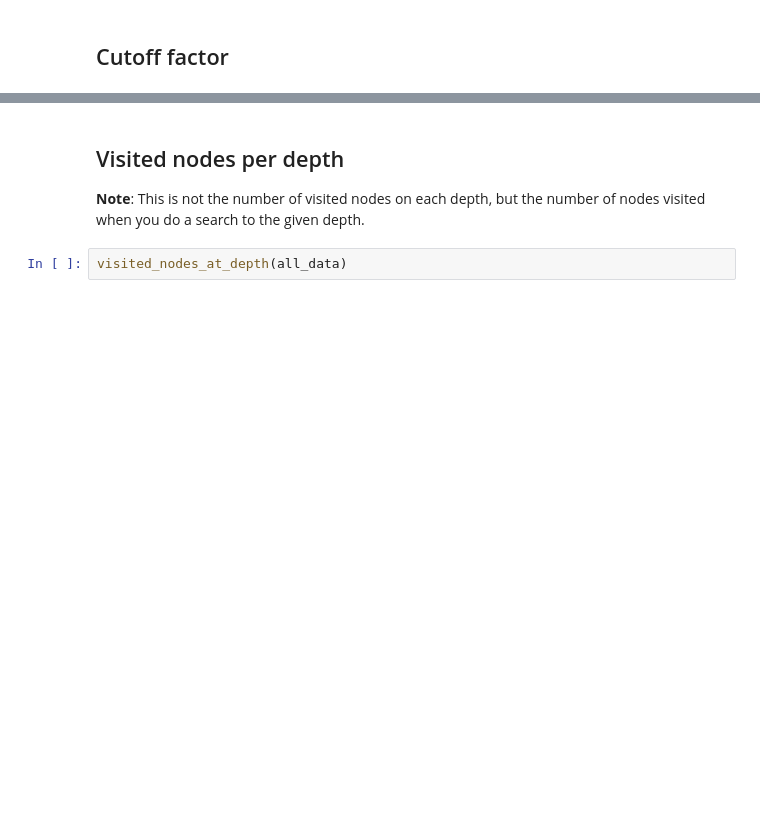
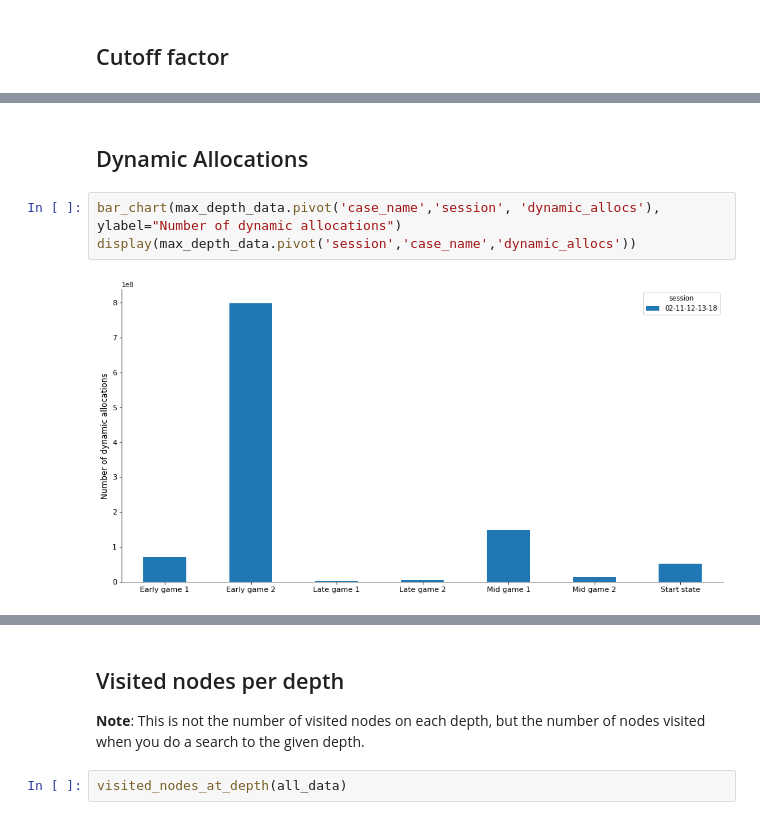
Before and after one commit to maltebp/ChessAI, a Jupyter notebook: PerformanceTest/analysis/analysis.ipynb, the cells around one changed output, grey strips where cells are left out. Saved outputs shown, nothing was run; the diff lists cells and outputs as text; blank space fills up the shorter version.

Commit message:
Added dynamic allocation to analysis

```diff
--- a/PerformanceTest/analysis/analysis.ipynb
+++ b/PerformanceTest/analysis/analysis.ipynb
@@ -68,0 +59,7 @@ display(max_depth_data.pivot('session','case_name','cutoffs'))
+# %% [markdown]
+## Dynamic Allocations
+# %%
+bar_chart(max_depth_data.pivot('case_name','session', 'dynamic_allocs'), ylabel="Number of dynamic allocations")
+display(max_depth_data.pivot('session','case_name','dynamic_allocs'))
+# %% [output]
+[figure, added]
```
Also changed, not shown: parts of 7 cells of this notebook, 10 other files.
